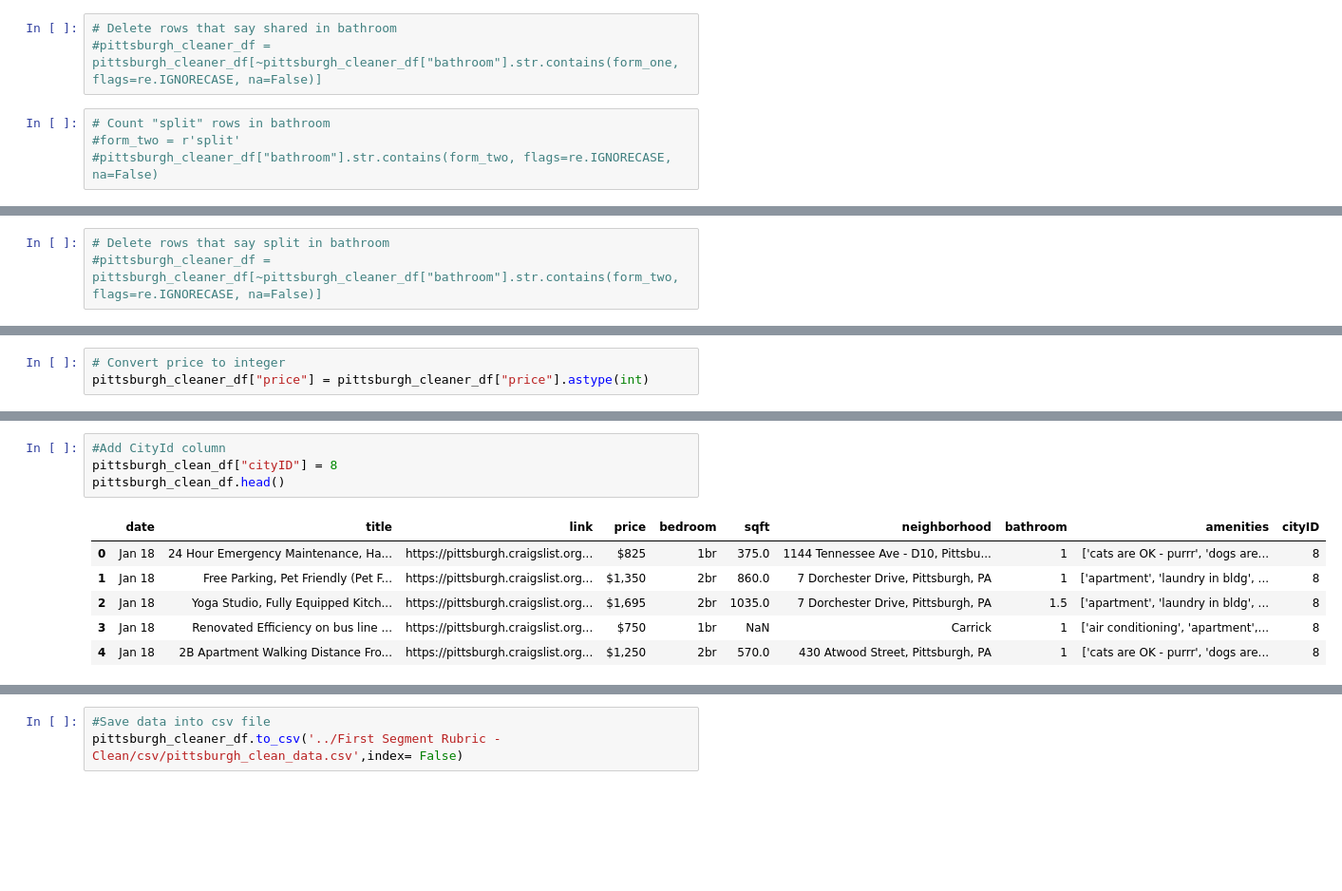
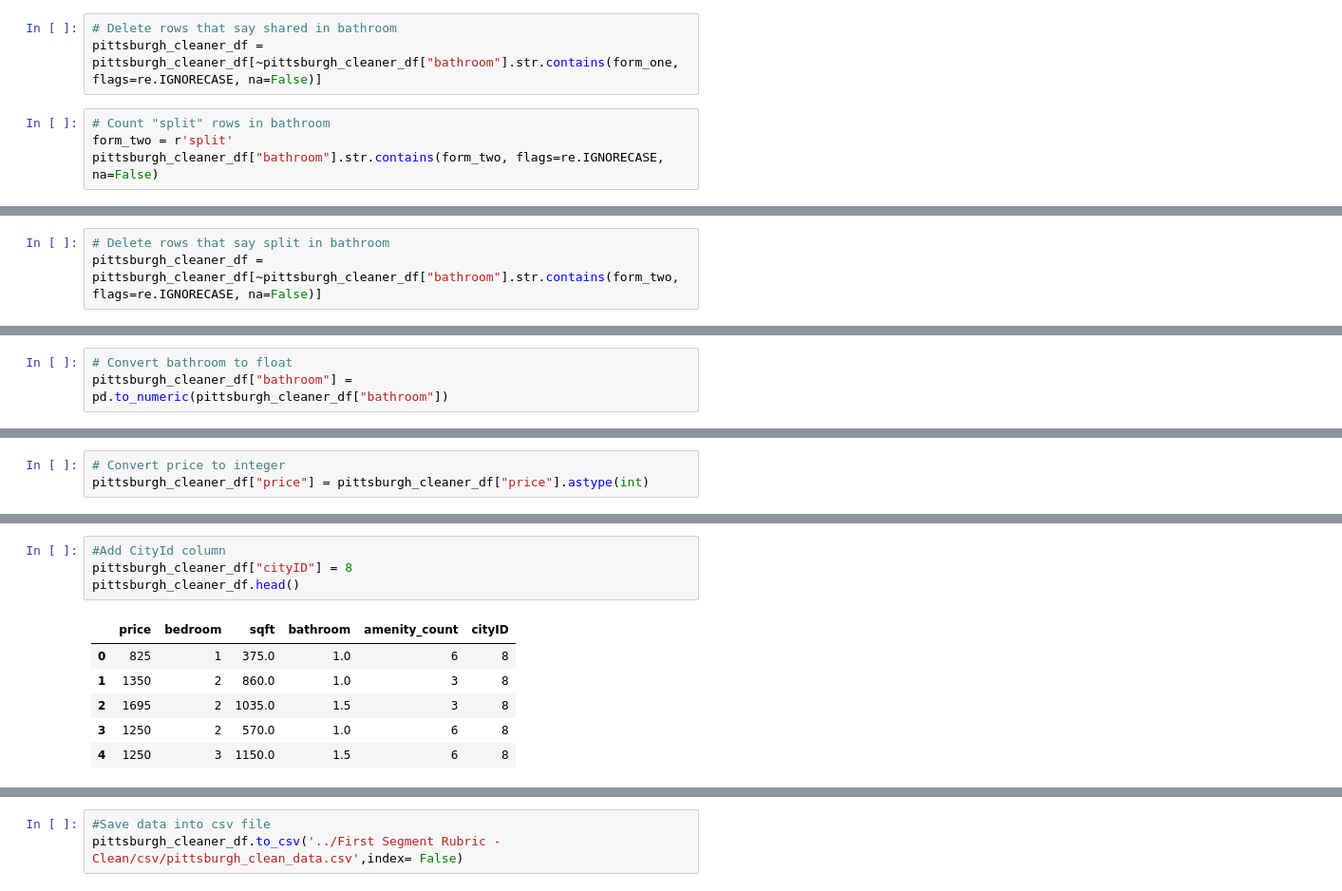
Before and after one commit to icycake7/main, a Jupyter notebook: First Segment Rubric - Clean/pittsburgh_data_clean.ipynb, the cells around one changed output, grey strips where cells are left out. Shown at 95% size. Saved outputs shown, nothing was run; the diff lists cells and outputs as text; blank space fills up the shorter version.

```diff
--- a/First Segment Rubric - Clean/pittsburgh_data_clean.ipynb
+++ b/First Segment Rubric - Clean/pittsburgh_data_clean.ipynb
@@ -136,7 +149,7 @@ dtype: object
 # %%
 # Delete rows that say shared in bathroom
-#pittsburgh_cleaner_df = pittsburgh_cleaner_df[~pittsburgh_cleaner_df["bathroom"].str.contains(form_one, flags=re.IGNORECASE, na=False)]
+pittsburgh_cleaner_df = pittsburgh_cleaner_df[~pittsburgh_cleaner_df["bathroom"].str.contains(form_one, flags=re.IGNORECASE, na=False)]
 # %%
 # Count "split" rows in bathroom
-#form_two = r'split'
-#pittsburgh_cleaner_df["bathroom"].str.contains(form_two, flags=re.IGNORECASE, na=False)
+form_two = r'split'
+pittsburgh_cleaner_df["bathroom"].str.contains(form_two, flags=re.IGNORECASE, na=False)
@@ -143,12 +169,15 @@ dtype: object
 # %%
 # Delete rows that say split in bathroom
-#pittsburgh_cleaner_df = pittsburgh_cleaner_df[~pittsburgh_cleaner_df["bathroom"].str.contains(form_two, flags=re.IGNORECASE, na=False)]
+pittsburgh_cleaner_df = pittsburgh_cleaner_df[~pittsburgh_cleaner_df["bathroom"].str.contains(form_two, flags=re.IGNORECASE, na=False)]
 # %%
 # Drop 'br' from bedroom
 pittsburgh_cleaner_df["bedroom"] = pittsburgh_clean_df["bedroom"].str.replace("br","")
 # %%
 # Convert bedroom to integer
 pittsburgh_cleaner_df["bedroom"] = pittsburgh_cleaner_df["bedroom"].astype(int)
+# %%
+# Convert bathroom to float
+pittsburgh_cleaner_df["bathroom"] = pd.to_numeric(pittsburgh_cleaner_df["bathroom"])
 # %%
 # Drop $ and , from price
 
@@ -273,15 +302,15 @@ pittsburgh_cleaner_df.head()
 | 4 | 1250 | 3 | 1150.0 | 1.5 | 6 |
 # %%
 #Add CityId column
-pittsburgh_clean_df["cityID"] = 8
-pittsburgh_clean_df.head()
+pittsburgh_cleaner_df["cityID"] = 8
+pittsburgh_cleaner_df.head()
 # %% [output]
-|  | date | title | link | price | bedroom | sqft | neighborhood | bathroom | amenities | cityID |
-| 0 | Jan 18 | 24 Hour Emergency Maintenance, Ha... | https://pittsburgh.craigslist.org... | $825 | 1br | 375.0 | 1144 Tennessee Ave - D10, Pittsbu... | 1 | ['cats are OK - purrr', 'dogs are... | 8 |
-| 1 | Jan 18 | Free Parking, Pet Friendly (Pet F... | https://pittsburgh.craigslist.org... | $1,350 | 2br | 860.0 | 7 Dorchester Drive, Pittsburgh, PA | 1 | ['apartment', 'laundry in bldg', ... | 8 |
-| 2 | Jan 18 | Yoga Studio, Fully Equipped Kitch... | https://pittsburgh.craigslist.org... | $1,695 | 2br | 1035.0 | 7 Dorchester Drive, Pittsburgh, PA | 1.5 | ['apartment', 'laundry in bldg', ... | 8 |
-| 3 | Jan 18 | Renovated Efficiency on bus line ... | https://pittsburgh.craigslist.org... | $750 | 1br | NaN | Carrick | 1 | ['air conditioning', 'apartment',... | 8 |
-| 4 | Jan 18 | 2B Apartment Walking Distance Fro... | https://pittsburgh.craigslist.org... | $1,250 | 2br | 570.0 | 430 Atwood Street, Pittsburgh, PA | 1 | ['cats are OK - purrr', 'dogs are... | 8 |
+|  | price | bedroom | sqft | bathroom | amenity_count | cityID |
+| 0 | 825 | 1 | 375.0 | 1.0 | 6 | 8 |
+| 1 | 1350 | 2 | 860.0 | 1.0 | 3 | 8 |
+| 2 | 1695 | 2 | 1035.0 | 1.5 | 3 | 8 |
+| 3 | 1250 | 2 | 570.0 | 1.0 | 6 | 8 |
+| 4 | 1250 | 3 | 1150.0 | 1.5 | 6 | 8 |
 # %%
 # Check which columns types
 pittsburgh_cleaner_df.dtypes
```
Also changed, not shown: parts of 15 cells of this notebook, 1 other file.
